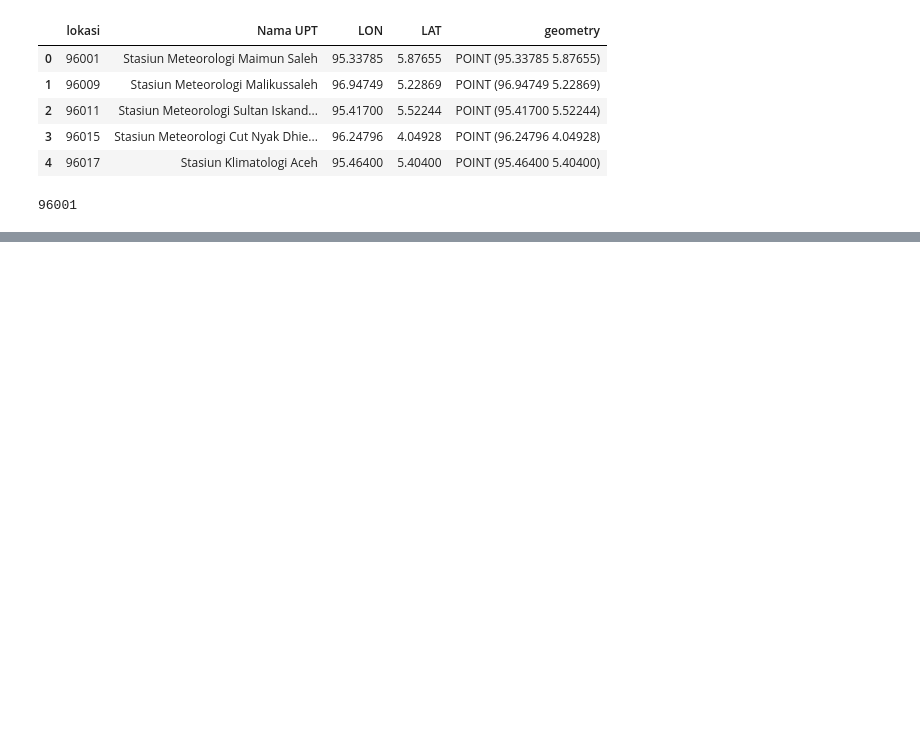
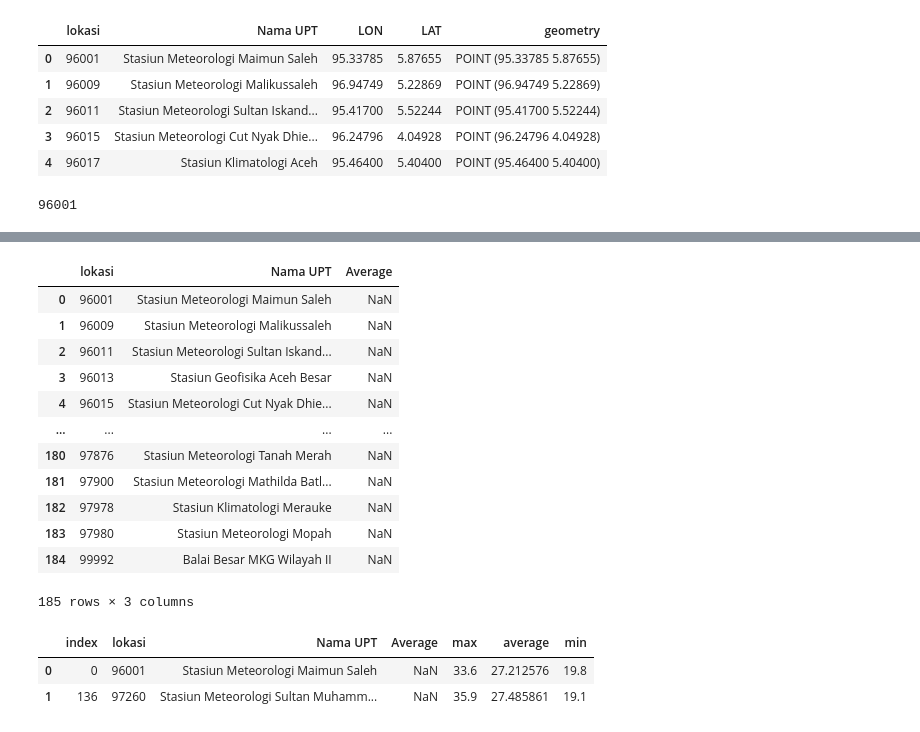
Before and after one commit to harmonicnauts/Modelling-MONAS, a Jupyter notebook: Random Test/Test_data_value.ipynb, the cells around one changed output, grey strips where cells are left out. Cells and saved outputs as stored; diff of their text form; code cells hidden in the pictures; blank space fills up the shorter version.

```diff
--- a/Random Test/Test_data_value.ipynb
+++ b/Random Test/Test_data_value.ipynb
@@ -357,0 +411,3 @@ m
+# %%
+df_dataframe = df_wmoid.copy()
+df_wmoid['Average'] = float(f'{linechart_sorted_filtered[linechart_sorted_filtered["lokasi"].isin([df_wmoid["lokasi"]])]["t_obs"].mean():.1f}')
@@ -357,0 +431,16 @@ m
+# %%
+df_wmoid
+# %% [output]
+|  | lokasi | Nama UPT | Average |
+| 0 | 96001 | Stasiun Meteorologi Maimun Saleh | NaN |
+| 1 | 96009 | Stasiun Meteorologi Malikussaleh | NaN |
+| 2 | 96011 | Stasiun Meteorologi Sultan Iskand... | NaN |
+| 3 | 96013 | Stasiun Geofisika Aceh Besar | NaN |
+| 4 | 96015 | Stasiun Meteorologi Cut Nyak Dhie... | NaN |
+| ... | ... | ... | ... |
+| 180 | 97876 | Stasiun Meteorologi Tanah Merah | NaN |
+| 181 | 97900 | Stasiun Meteorologi Mathilda Batl... | NaN |
+| 182 | 97978 | Stasiun Klimatologi Merauke | NaN |
+| 183 | 97980 | Stasiun Meteorologi Mopah | NaN |
+| 184 | 99992 | Balai Besar MKG Wilayah II | NaN |
+185 rows × 3 columns
@@ -357,0 +459,6 @@ m
+# %%
+df_wmoid_merged
+# %% [output]
+|  | index | lokasi | Nama UPT | Average | max | average | min |
+| 0 | 0 | 96001 | Stasiun Meteorologi Maimun Saleh | NaN | 33.6 | 27.212576 | 19.8 |
+| 1 | 136 | 97260 | Stasiun Meteorologi Sultan Muhamm... | NaN | 35.9 | 27.485861 | 19.1 |
```
Also changed, not shown: parts of 11 cells of this notebook, 8 other files.
